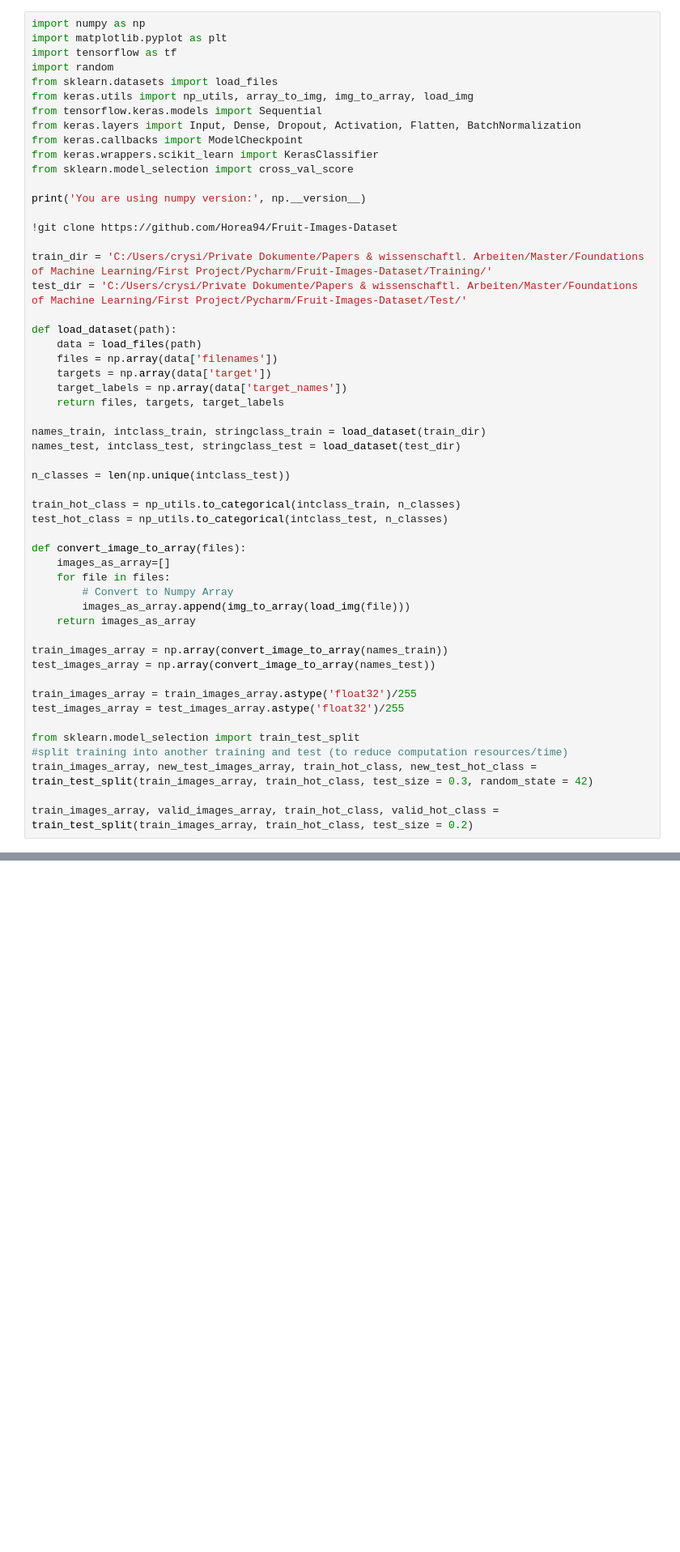
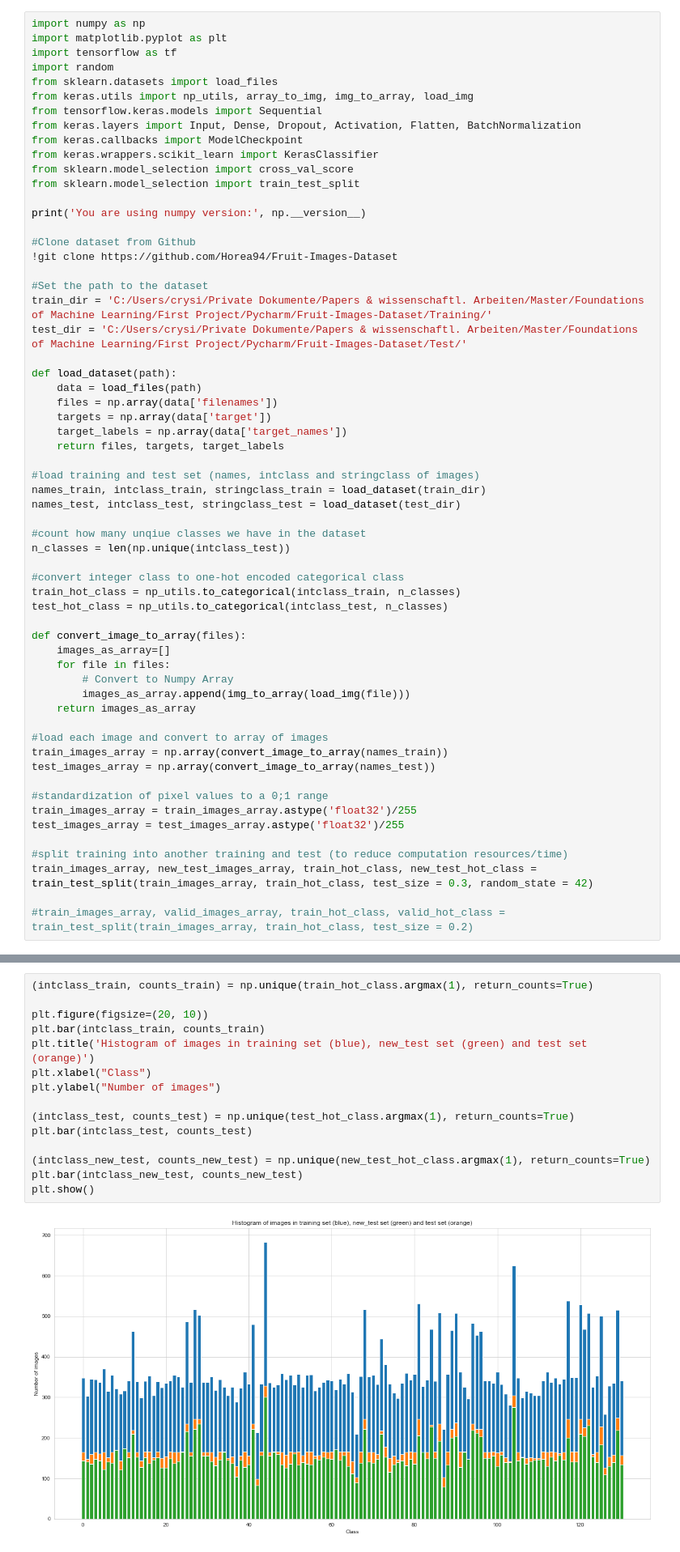
Before and after one commit to AdrianoGomes99/ImageClassification, a Jupyter notebook: CNN.ipynb, the cells around one changed output, grey strips where cells are left out. Shown at 81% size. Cells and saved outputs as stored; diff of their text form; blank space fills up the shorter version.

```diff
--- a/CNN.ipynb
+++ b/CNN.ipynb
@@ -12,11 +12,14 @@ from keras.layers import Input, Dense, Dropout, Activation, Flatten, BatchNormal
 from keras.callbacks import ModelCheckpoint
 from keras.wrappers.scikit_learn import KerasClassifier
 from sklearn.model_selection import cross_val_score
+from sklearn.model_selection import train_test_split
 
 print('You are using numpy version:', np.__version__)
 
+#Clone dataset from Github
 !git clone https://github.com/Horea94/Fruit-Images-Dataset
 
+#Set the path to the dataset
 train_dir = 'C:/Users/crysi/Private Dokumente/Papers & wissenschaftl. Arbeiten/Master/Foundations of Machine Learning/First Project/Pycharm/Fruit-Images-Dataset/Training/'
 test_dir = 'C:/Users/crysi/Private Dokumente/Papers & wissenschaftl. Arbeiten/Master/Foundations of Machine Learning/First Project/Pycharm/Fruit-Images-Dataset/Test/'
 
@@ -27,11 +30,14 @@ def load_dataset(path):
     target_labels = np.array(data['target_names'])
     return files, targets, target_labels
 
+#load training and test set (names, intclass and stringclass of images)
 names_train, intclass_train, stringclass_train = load_dataset(train_dir)
 names_test, intclass_test, stringclass_test = load_dataset(test_dir)
 
+#count how many unqiue classes we have in the dataset
 n_classes = len(np.unique(intclass_test))
 
+#convert integer class to one-hot encoded categorical class
 train_hot_class = np_utils.to_categorical(intclass_train, n_classes)
 test_hot_class = np_utils.to_categorical(intclass_test, n_classes)
 
@@ -42,17 +48,18 @@ def convert_image_to_array(files):
         images_as_array.append(img_to_array(load_img(file)))
     return images_as_array
 
+#load each image and convert to array of images
 train_images_array = np.array(convert_image_to_array(names_train))
 test_images_array = np.array(convert_image_to_array(names_test))
 
+#standardization of pixel values to a 0;1 range
 train_images_array = train_images_array.astype('float32')/255
 test_images_array = test_images_array.astype('float32')/255
 
-from sklearn.model_selection import train_test_split
 #split training into another training and test (to reduce computation resources/time)
 train_images_array, new_test_images_array, train_hot_class, new_test_hot_class = train_test_split(train_images_array, train_hot_class, test_size = 0.3, random_state = 42)
 
-train_images_array, valid_images_array, train_hot_class, valid_hot_class = train_test_split(train_images_array, train_hot_class, test_size = 0.2)
+#train_images_array, valid_images_array, train_hot_class, valid_hot_class = train_test_split(train_images_array, train_hot_class, test_size = 0.2)
 # %% [output]
 You are using numpy version: 1.20.1
 fatal: destination path 'Fruit-Images-Dataset' already exists and is not an empty directory.
@@ -59,0 +90,17 @@ KeyboardInterrupt:
+# %%
+(intclass_train, counts_train) = np.unique(train_hot_class.argmax(1), return_counts=True)
+
+plt.figure(figsize=(20, 10))
+plt.bar(intclass_train, counts_train)
+plt.title('Histogram of images in training set (blue), new_test set (green) and test set (orange)')
+plt.xlabel("Class")
+plt.ylabel("Number of images")
+
+(intclass_test, counts_test) = np.unique(test_hot_class.argmax(1), return_counts=True)
+plt.bar(intclass_test, counts_test)
+
+(intclass_new_test, counts_new_test) = np.unique(new_test_hot_class.argmax(1), return_counts=True)
+plt.bar(intclass_new_test, counts_new_test)
+plt.show()
+# %% [output]
+[figure, added]
```
Also changed, not shown: parts of 52 cells of this notebook.
